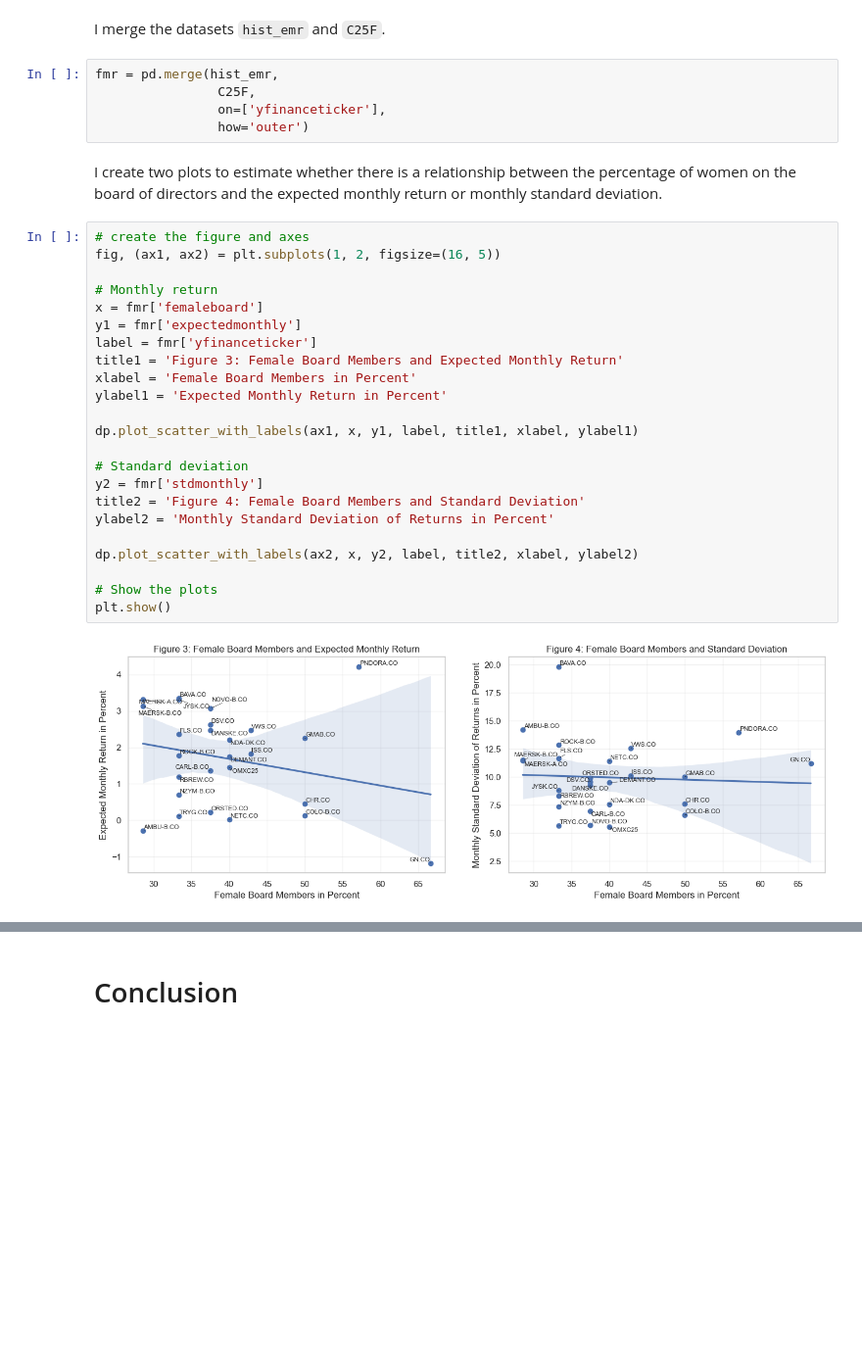
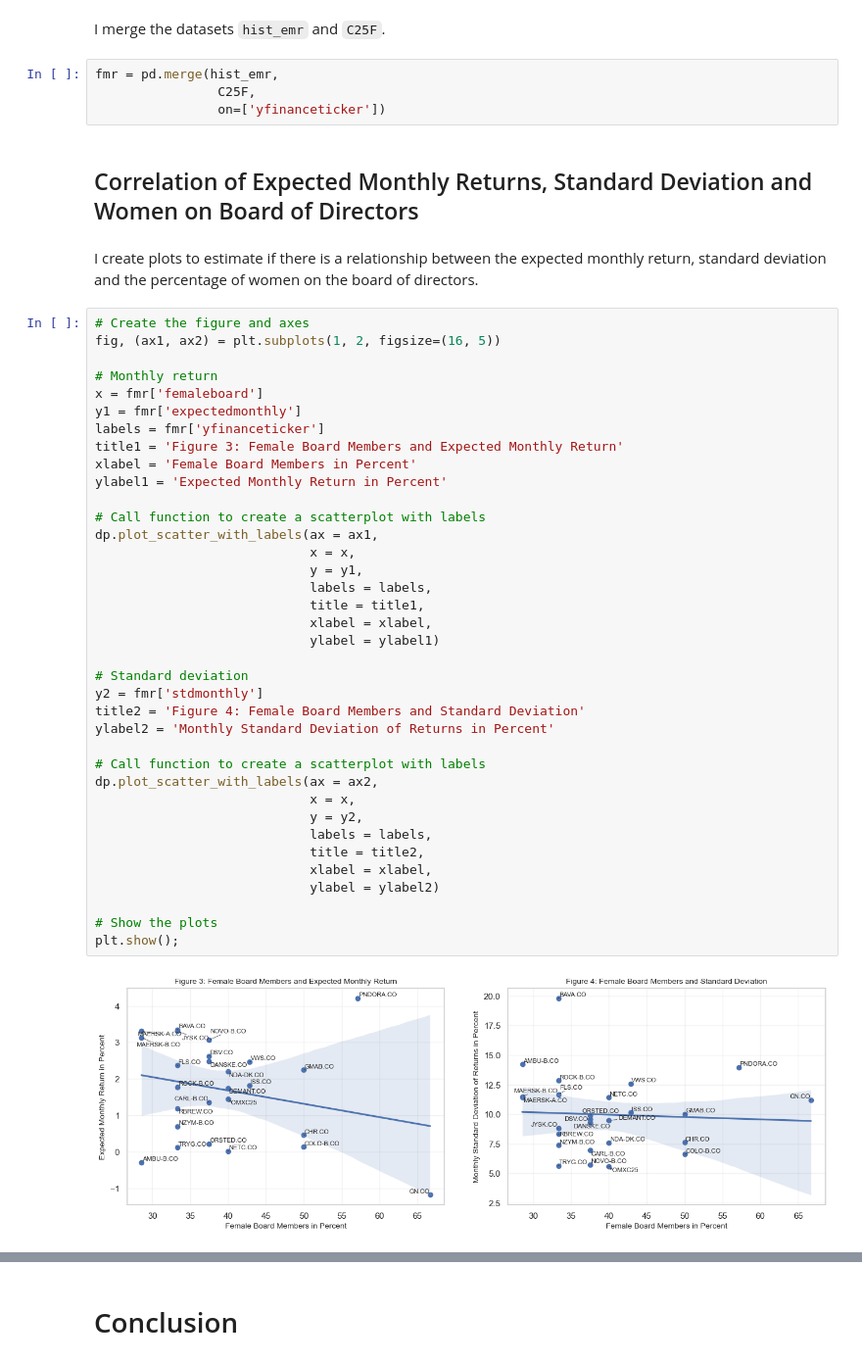
Before and after one commit to NumEconCopenhagen/projects-2023-jts, a Jupyter notebook: dataproject/dataproject.ipynb, the cells around one changed output, grey strips where cells are left out. Shown at 98% size. Saved outputs shown, nothing was run; the diff lists cells and outputs as text; blank space fills up the shorter version.

```diff
--- a/dataproject/dataproject.ipynb
+++ b/dataproject/dataproject.ipynb
@@ -148,33 +149,48 @@ I merge the datasets `hist_emr` and `C25F`.
 # %%
 fmr = pd.merge(hist_emr,
                 C25F,
-                on=['yfinanceticker'],
-                how='outer')
+                on=['yfinanceticker'])
+# %% [markdown]
+## Correlation of Expected Monthly Returns, Standard Deviation and Women on Board of Directors
 # %% [markdown]
-I create two plots to estimate whether there is a relationship between the percentage of women on the board of directors and the expected monthly return or monthly standard deviation.
+I create plots to estimate if there is a relationship between the expected monthly return, standard deviation and the percentage of women on the board of directors.
 # %%
-# create the figure and axes
+# Create the figure and axes
 fig, (ax1, ax2) = plt.subplots(1, 2, figsize=(16, 5))
 
 # Monthly return
 x = fmr['femaleboard']
 y1 = fmr['expectedmonthly']
-label = fmr['yfinanceticker']
+labels = fmr['yfinanceticker']
 title1 = 'Figure 3: Female Board Members and Expected Monthly Return'
 xlabel = 'Female Board Members in Percent'
 ylabel1 = 'Expected Monthly Return in Percent'
 
-dp.plot_scatter_with_labels(ax1, x, y1, label, title1, xlabel, ylabel1)
+# Call function to create a scatterplot with labels
+dp.plot_scatter_with_labels(ax = ax1,
+                            x = x,
+                            y = y1,
+                            labels = labels,
+                            title = title1,
+                            xlabel = xlabel,
+                            ylabel = ylabel1)
 
 # Standard deviation
 y2 = fmr['stdmonthly']
 title2 = 'Figure 4: Female Board Members and Standard Deviation'
 ylabel2 = 'Monthly Standard Deviation of Returns in Percent'
 
-dp.plot_scatter_with_labels(ax2, x, y2, label, title2, xlabel, ylabel2)
+# Call function to create a scatterplot with labels
+dp.plot_scatter_with_labels(ax = ax2,
+                            x = x,
+                            y = y2,
+                            labels = labels,
+                            title = title2,
+                            xlabel = xlabel,
+                            ylabel = ylabel2)
 
 # Show the plots
-plt.show()
+plt.show();
 # %% [output]
-[figure, old version]
+[figure, new version]
 # %% [markdown]
```
Also changed, not shown: parts of 27 cells of this notebook, 1 other file.
